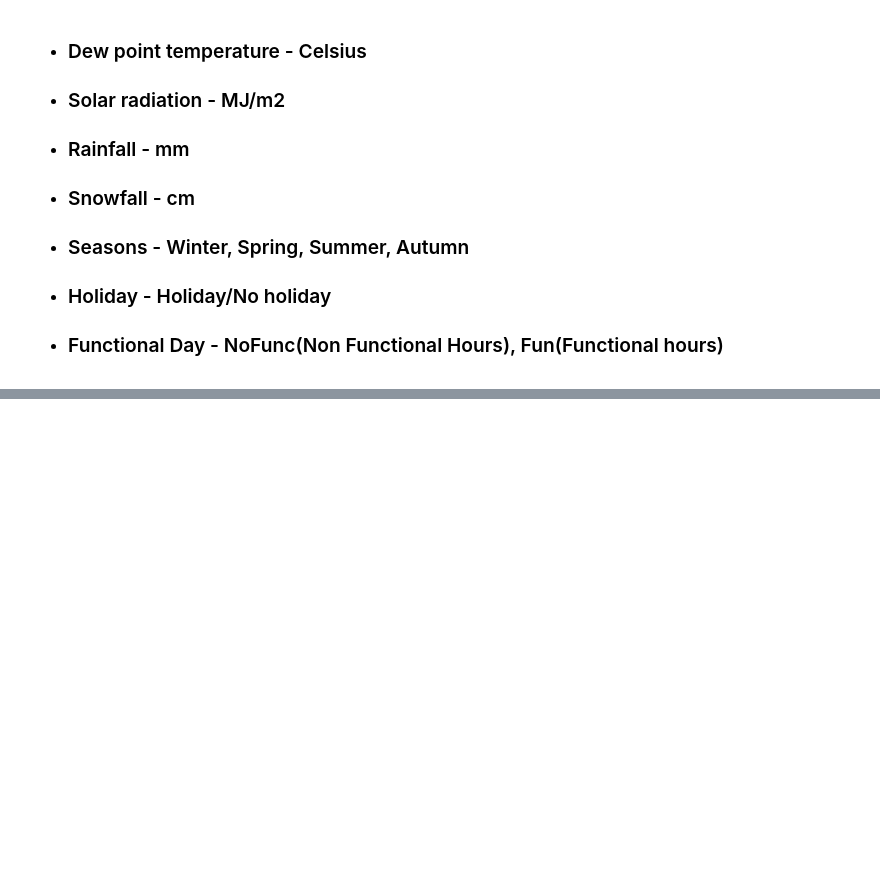
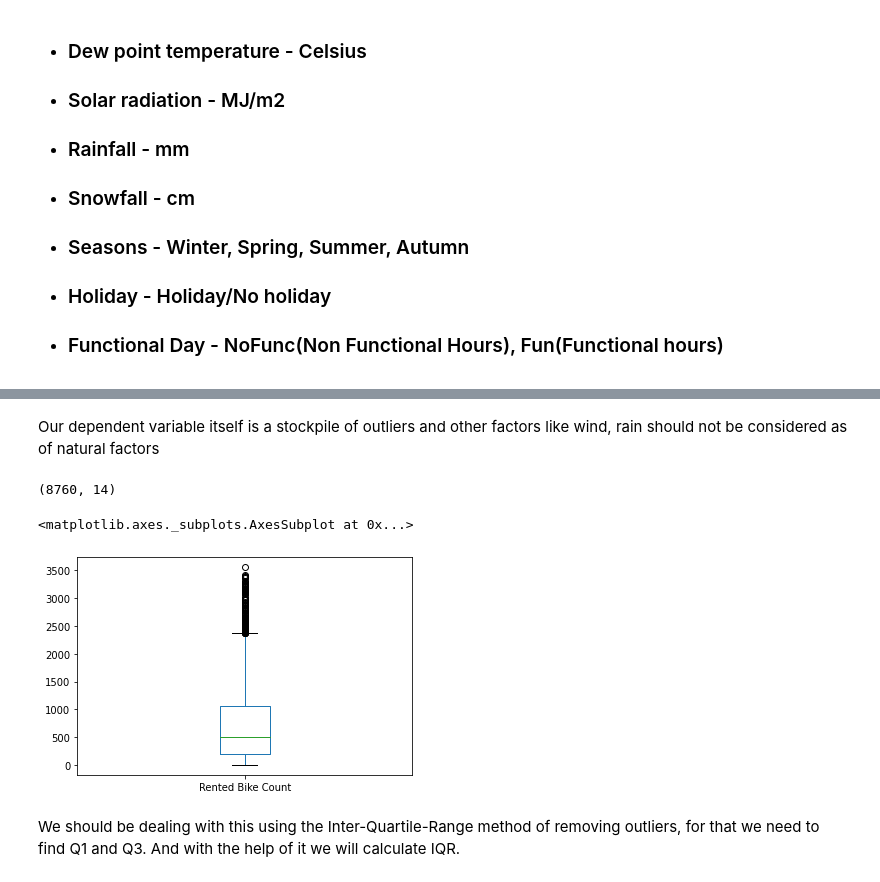
Before and after one commit to sagar2582/Capstone-2-Seoul-Bike-Sharing-Demand-Prediction, a Jupyter notebook: Seoul_Bike_Sharing_Demand_Prediction.ipynb, the cells around one changed output, grey strips where cells are left out. Saved outputs shown, nothing was run; the diff lists cells and outputs as text; code cells hidden in the pictures; blank space fills up the shorter version.

```diff
--- a/Seoul_Bike_Sharing_Demand_Prediction.ipynb
+++ b/Seoul_Bike_Sharing_Demand_Prediction.ipynb
@@ -30,0 +225,13 @@
+# %% [markdown]
+Our dependent variable itself is a stockpile of outliers and other factors like wind, rain should not be considered as of natural factors
+# %%
+df_copy.shape
+# %% [output]
+(8760, 14)
+# %%
+df['Rented Bike Count'].plot(kind='box')
+# %% [output]
+<matplotlib.axes._subplots.AxesSubplot at 0x...>
+[figure, added]
+# %% [markdown]
+We should be dealing with this using the Inter-Quartile-Range method of removing outliers, for that we need to find Q1 and Q3. And with the help of it we will calculate IQR.
```
Also changed, not shown: parts of 29 cells of this notebook.
